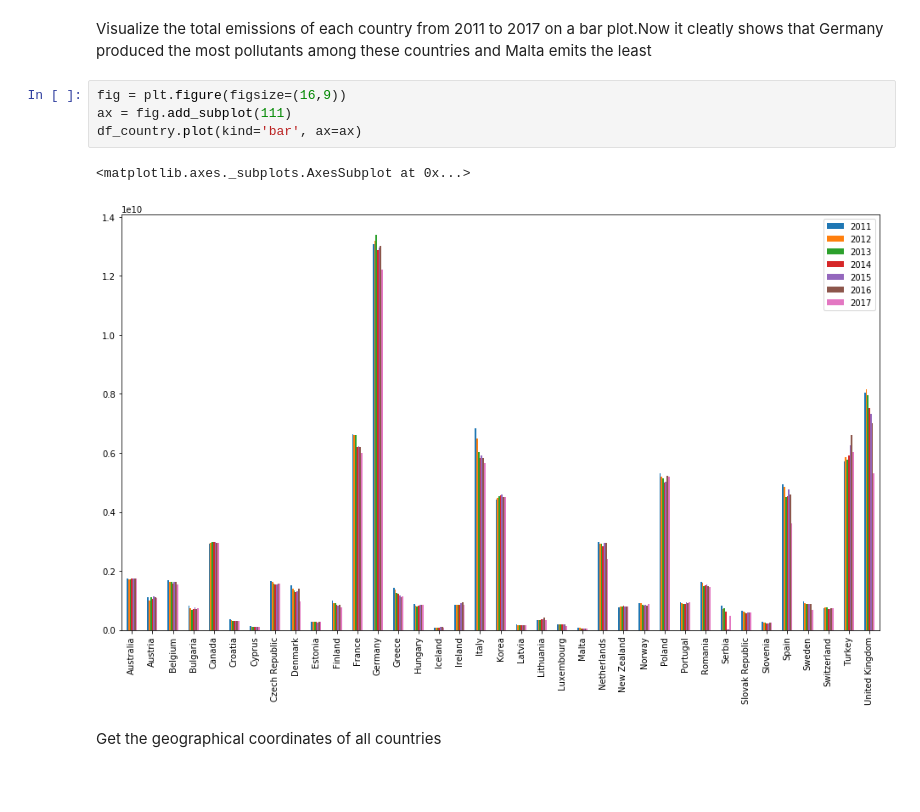
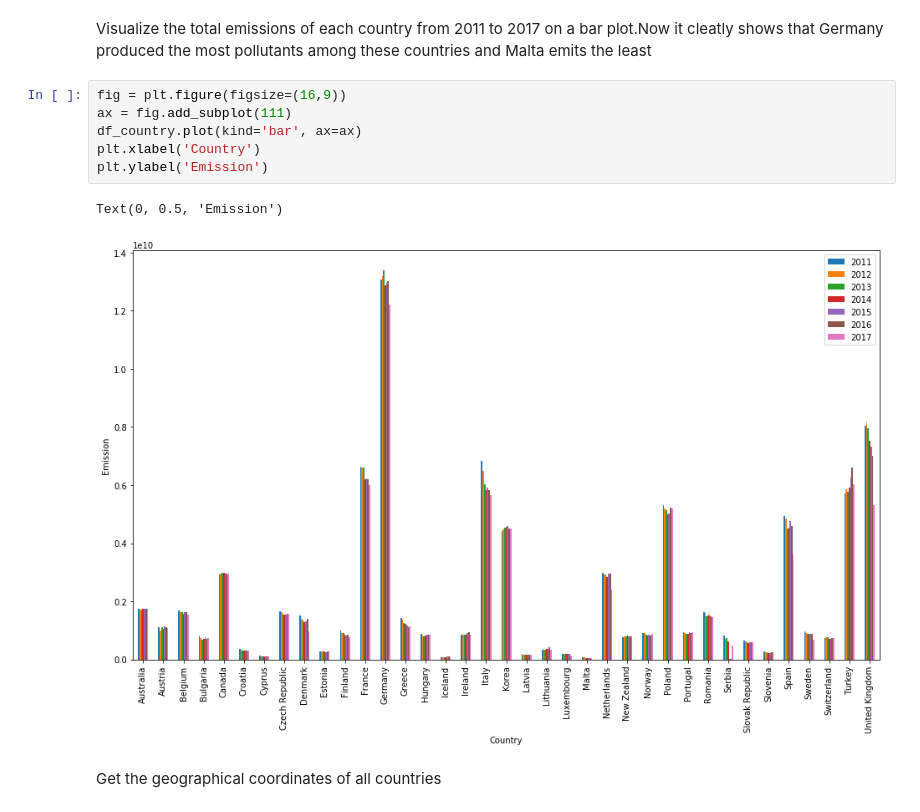
Before and after one commit to cnliyun823/Coursera_Capstone, a Jupyter notebook: Capstone_final_assignment.ipynb, the cells around one changed output. Cells and saved outputs as stored; diff of their text form; blank space fills up the shorter version.

```diff
--- a/Capstone_final_assignment.ipynb
+++ b/Capstone_final_assignment.ipynb
@@ -194,10 +194,12 @@ and Malta emits the least
 # %%
 fig = plt.figure(figsize=(16,9))
 ax = fig.add_subplot(111)
 df_country.plot(kind='bar', ax=ax)
+plt.xlabel('Country')
+plt.ylabel('Emission')
 # %% [output]
-<matplotlib.axes._subplots.AxesSubplot at 0x...>
+Text(0, 0.5, 'Emission')
-[figure, old version]
+[figure, new version]
 # %% [markdown]
 Get the geographical coordinates of all countries
 # %%
```
Also changed, not shown: parts of 17 cells of this notebook.
